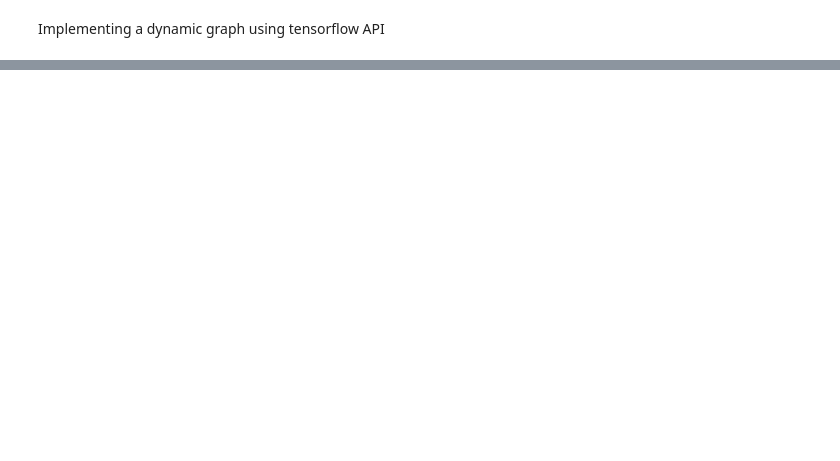
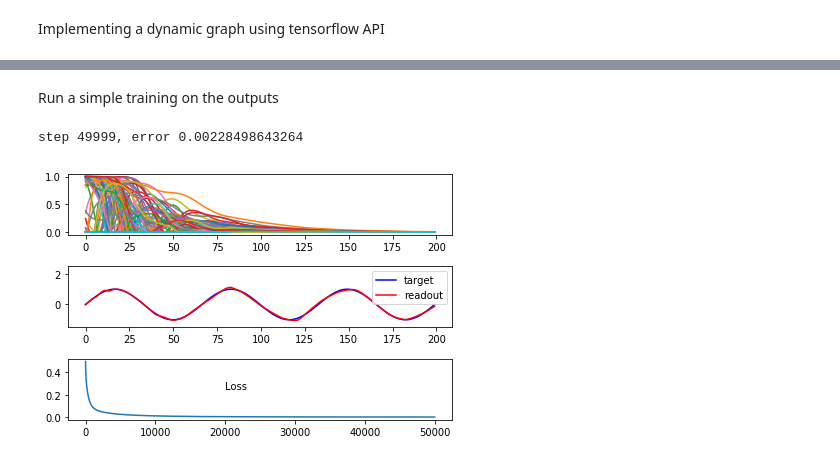
Before and after one commit to francesco-mannella/Echo-State-Networks, a Jupyter notebook: ESN-usage.ipynb, the cells around one changed output, grey strips where cells are left out. Saved outputs shown, nothing was run; the diff lists cells and outputs as text; code cells hidden in the pictures; blank space fills up the shorter version.

```diff
--- a/ESN-usage.ipynb
+++ b/ESN-usage.ipynb
@@ -90,0 +99,51 @@ with tf.Graph().as_default() as g:
+# %% [markdown]
+Run  a simple training on the outputs
+# %%
+with dynamic_graph.as_default() as g:
+    rng = np.random.RandomState(random_seed)
+    training_steps = 50000
+
+    # the weights to the readout unit - to be trained with regularization
+    regularizer = tf.contrib.layers.l2_regularizer(scale=0.001)
+    W_esn2out = tf.get_variable("W_esn2out",
+                                initializer=np.zeros([num_units, 1], dtype="float32"),
+                                regularizer=regularizer)
+
+    # readout activation
+    readout = tf.matmul(stored_outputs, W_esn2out)
+
+    # regularization term
+    reg_variables = tf.get_collection(tf.GraphKeys.REGULARIZATION_LOSSES)
+    reg_term = tf.contrib.layers.apply_regularization(regularizer, reg_variables)
+
+    # train graph
+    loss = tf.reduce_sum(tf.pow( target - readout, 2))/stime + reg_term
+    train = tf.train.GradientDescentOptimizer(0.03).minimize(loss)
+
+    # Run the simulation
+    with tf.Session(config=config) as sess:
+        tf.get_variable_scope().reuse_variables()
+        sess.run(tf.global_variables_initializer())
+
+        # training loop
+        losses = np.zeros(training_steps)
+        for step in range(training_steps):
+            curr_readout, curr_loss, _  =  sess.run([readout, loss, train])
+            losses[step] = curr_loss
+        print("step {}, error {}".format(step, curr_loss))
+
+        plt.subplot(311)
+        plt.plot(np.squeeze(curr_outputs))
+        plt.subplot(312)
+        target_line, = plt.plot(target, color="blue")
+        readout_line, = plt.plot(curr_readout, color="red")
+        plt.legend([target_line, readout_line], ['target', 'readout'])
+        plt.ylim([-1.5, 2.5])
+        plt.subplot(313)
+        plt.plot(losses)
+        plt.text(2e4, 0.25, "Loss")
+        plt.tight_layout()
+        plt.show()
+# %% [output]
+step 49999, error 0.00228498643264
+[figure, added]
```
Also changed, not shown: parts of 3 cells of this notebook.
